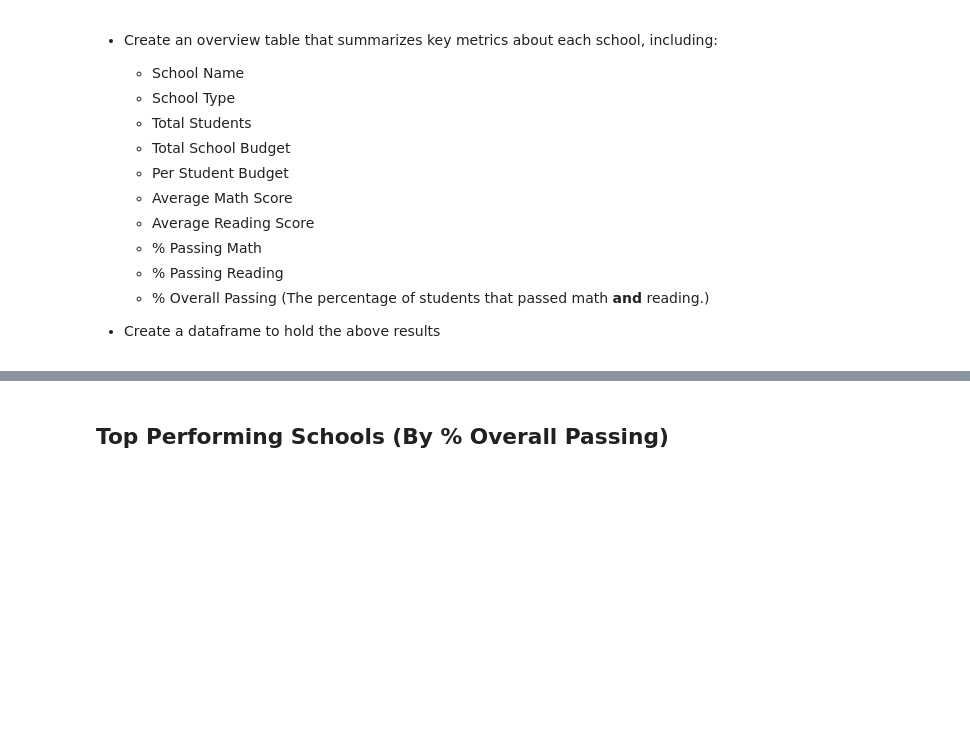
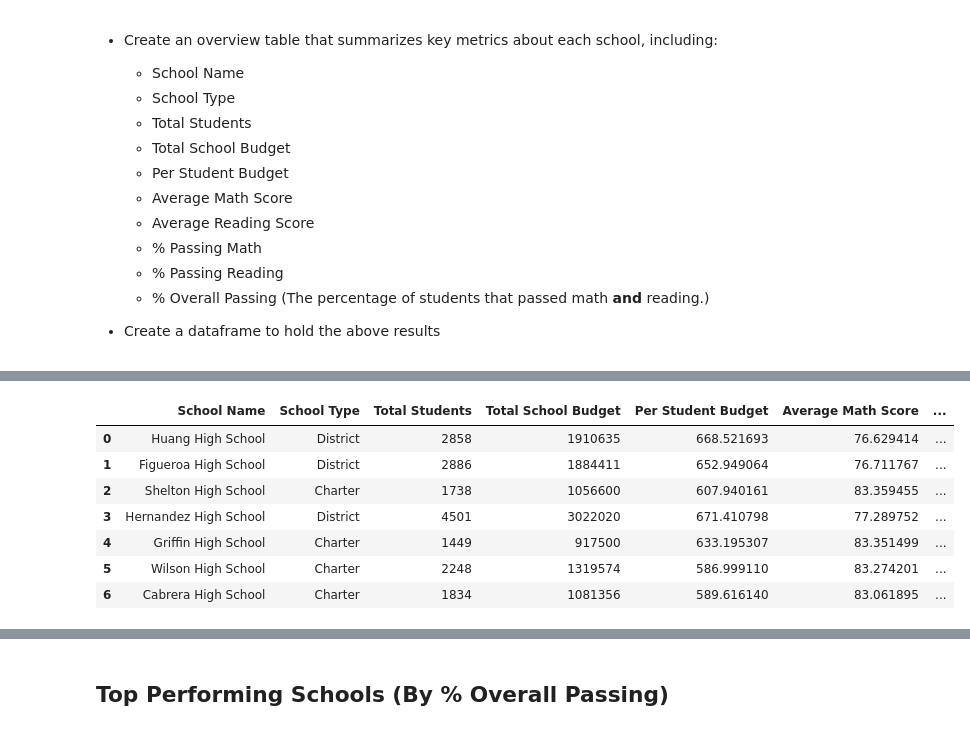
Before and after one commit to hamiltojogo/pandas-challenge, a Jupyter notebook: PyCitySchools_starter.ipynb, the cells around one changed output, grey strips where cells are left out. Drawn from its saved outputs; the diff is of its cells as text; code cells hidden in the pictures; blank space fills up the shorter version.

Commit message:
first part of individual school analysis

```diff
--- a/PyCitySchools_starter.ipynb
+++ b/PyCitySchools_starter.ipynb
@@ -97,2 +234,49 @@ District_Summary_df
+# %%
+#collect school info
+CabreraHS_df = school_data_complete.loc[school_data_complete['school_name'] =='Cabrera High School', ['student_name','type', 'budget', 'reading_score', 'math_score']]
+CabreraHS_df.head()
+
+CabreraTotalStudents = len(CabreraHS_df.student_name.unique())
+CabreraType = CabreraHS_df.iloc[1,1]
+CabreraBudget = CabreraHS_df.iloc[1,2]
+CabreraBudgetPerStudent = CabreraBudget/CabreraTotalStudents
+CabreraMathAvg = CabreraHS_df.math_score.mean()
+CabreraReadingAvg = CabreraHS_df.reading_score.mean()
+CabreraPassingMath_df = CabreraHS_df.loc[CabreraHS_df['math_score'] >= 70]
+CabreraPassingMathTotal = len(CabreraPassingMath_df)
+CabreraPassingReading_df = CabreraHS_df.loc[CabreraHS_df['reading_score'] >= 70]
+CabreraPassingReadingTotal = len(CabreraPassingReading_df)
+CabreraOverallPassing_df = CabreraHS_df.loc[(FigueroaHS_df['math_score'] >= 70) & (student_data['reading_score'] >= 70)]
+CabreraOverallPassing = len(CabreraOverallPassing_df)
+CabreraPercentPassingMath = (CabreraPassingMathTotal/CabreraTotalStudents)*100
+CabreraPercentPassingReading = (CabreraPassingReadingTotal/CabreraTotalStudents)*100
+CabreraPercentPassingOverall = (CabreraOverallPassing/CabreraTotalStudents)*100
+# %%
+SchoolSummary_df = pd.DataFrame({
+    'School Name':['Huang High School', 'Figueroa High School', 'Shelton High School',
+       'Hernandez High School', 'Griffin High School',
+       'Wilson High School', 'Cabrera High School'#, 'Bailey High School',
+       #'Holden High School', 'Pena High School', 'Wright High School',
+       #'Rodriguez High School', 'Johnson High School', 'Ford High School', 'Thomas High School'
+       ],
+    'School Type': [HuangType, FigueroaType, SheltonType, HernandezType, GriffinType, WilsonType, CabreraType],
+    'Total Students': [HuangTotalStudents, FigueroaTotalStudents, SheltonTotalStudents, HernandezTotalStudents, GriffinTotalStudents, WilsonTotalStudents, CabreraTotalStudents],
+    'Total School Budget': [HuangBudget, FigueroaBudget, SheltonBudget, HernandezBudget, GriffinBudget, WilsonBudget, CabreraBudget],
+    'Per Student Budget': [HuangBudgetPerStudent, FigueroaBudgetPerStudent, SheltonBudgetPerStudent, HernandezBudgetPerStudent, GriffinBudgetPerStudent, WilsonBudgetPerStudent, CabreraBudgetPerStudent],
+    'Average Math Score': [HuangMathAvg, FigueroaMathAvg, SheltonMathAvg, HernandezMathAvg, GriffinMathAvg, WilsonMathAvg, CabreraMathAvg],
+    'Average Reading Score': [HuangReadingAvg, FigueroaReadingAvg, SheltonReadingAvg, HernandezReadingAvg, GriffinReadingAvg, WilsonReadingAvg, CabreraReadingAvg],
+    '% Passing Math': [HuangPercentPassingMath, FigueroaPercentPassingMath, SheltonPercentPassingMath, HernandezPercentPassingMath, GriffinPercentPassingMath, WilsonPercentPassingMath, CabreraPercentPassingMath],
+    '% Passing Reading': [HuangPercentPassingReading, FigueroaPercentPassingReading, SheltonPercentPassingReading, HernandezPercentPassingReading, GriffinPercentPassingReading, WilsonPercentPassingReading, CabreraPercentPassingReading],
+    '% Overall Passing': [HuangPercentPassingOverall, FigueroaPercentPassingOverall, SheltonPercentPassingOverall, HernandezPercentPassingOverall, GriffinPercentPassingOverall, WilsonPercentPassingOverall, CabreraPercentPassingOverall]})
+SchoolSummary_df
+# %% [output]
+|  | School Name | School Type | Total Students | Total School Budget | Per Student Budget | Average Math Score | ... |
+| 0 | Huang High School | District | 2858 | 1910635 | 668.521693 | 76.629414 | ... |
+| 1 | Figueroa High School | District | 2886 | 1884411 | 652.949064 | 76.711767 | ... |
+| 2 | Shelton High School | Charter | 1738 | 1056600 | 607.940161 | 83.359455 | ... |
+| 3 | Hernandez High School | District | 4501 | 3022020 | 671.410798 | 77.289752 | ... |
+| 4 | Griffin High School | Charter | 1449 | 917500 | 633.195307 | 83.351499 | ... |
+| 5 | Wilson High School | Charter | 2248 | 1319574 | 586.999110 | 83.274201 | ... |
+| 6 | Cabrera High School | Charter | 1834 | 1081356 | 589.616140 | 83.061895 | ... |
 # %%
 # %% [output]
```
Also changed, not shown: parts of 9 cells of this notebook.
